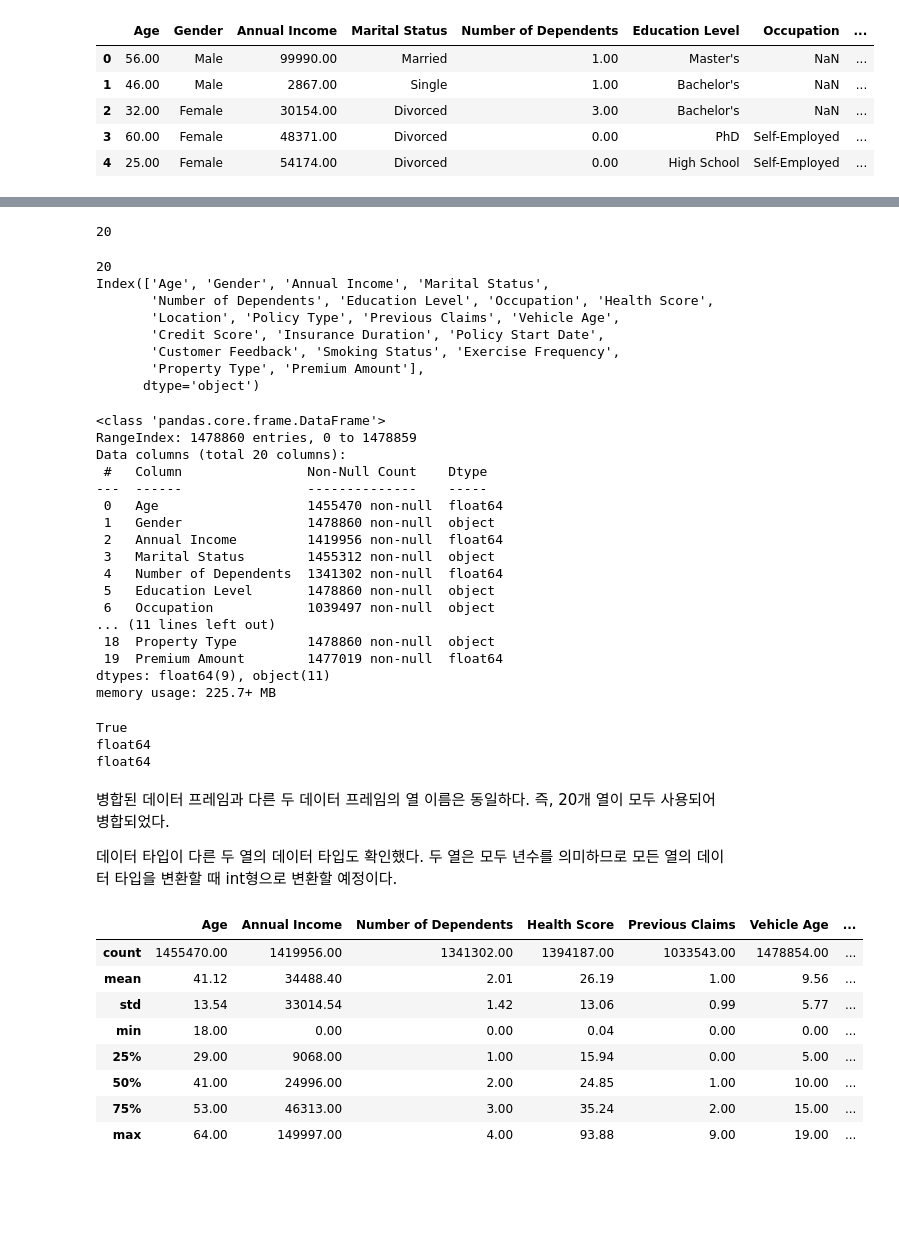
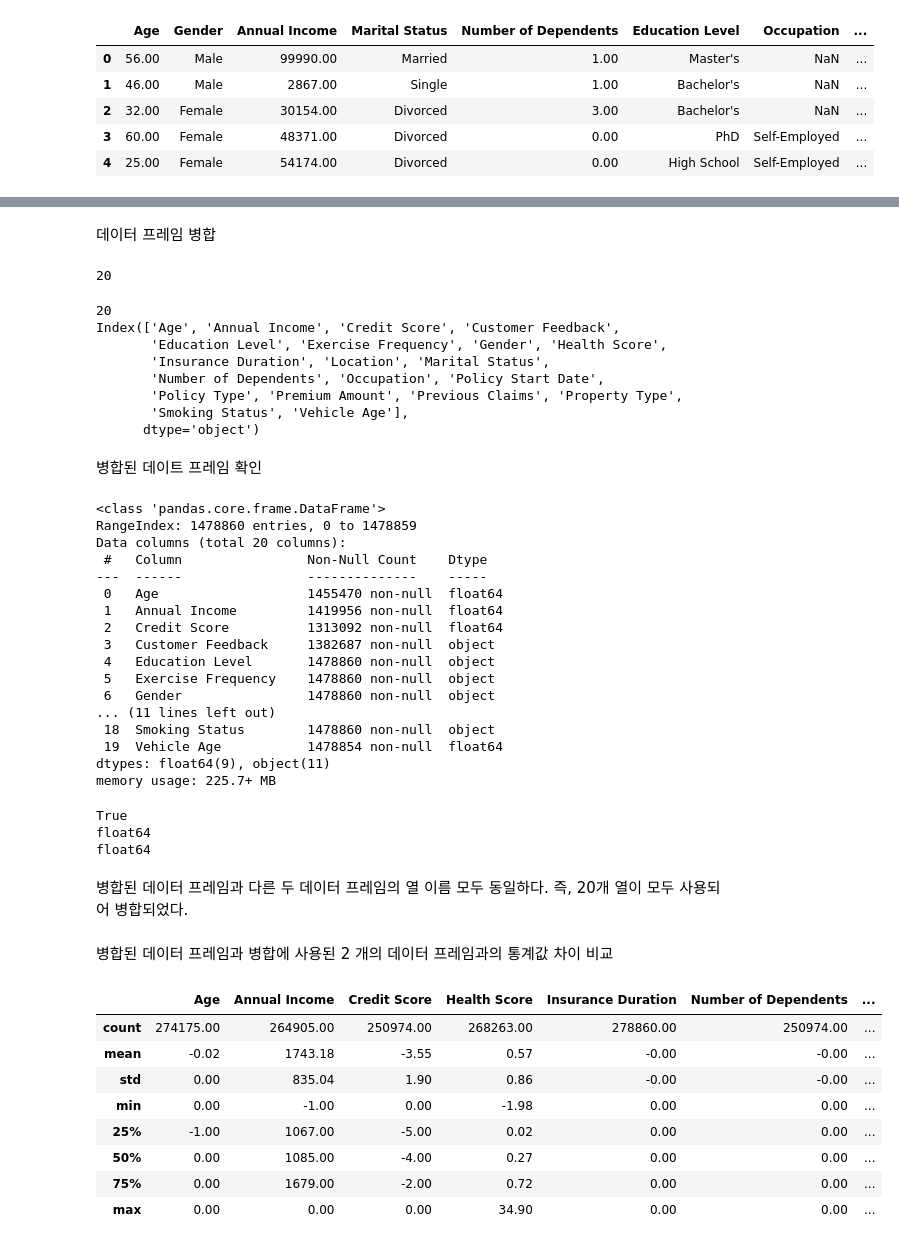
Before and after one commit to hyungijung/Project, a Jupyter notebook: Regression with an Insurance Dataset.ipynb, the cells around one changed output, grey strips where cells are left out. Saved outputs shown, nothing was run; the diff lists cells and outputs as text; code cells hidden in the pictures; blank space fills up the shorter version.

```diff
--- a/Regression with an Insurance Dataset.ipynb
+++ b/Regression with an Insurance Dataset.ipynb
@@ -37,0 +40,3 @@ frame_origin.head()
+# %%
+frame_comp = frame_comp[sorted(frame_comp.columns)]
+frame_origin = frame_origin[sorted(frame_origin.columns)]
@@ -91,0 +156,15 @@ frame_comp.describe()
+# %%
+frame_comp['Insurance Duration'] = frame_comp['Insurance Duration'].astype('Int64')
+frame_origin['Insurance Duration'] = frame_origin['Insurance Duration'].astype('Int64')
+
+frame_comp['Vehicle Age'] = frame_comp['Vehicle Age'].astype('Int64')
+frame_origin['Vehicle Age'] = frame_origin['Vehicle Age'].astype('Int64')
+
+print("Insurance Duration")
+print("frame_comp['Insurance Duration'] : " + str(frame_comp["Insurance Duration"].dtypes))
+print("frame_origin['Insurance Duration'] : " + str(frame_origin["Insurance Duration"].dtypes) + "\n")
+
+print("Vehicle Age")
+print("frame_comp['Vehicle Age'] : " + str(frame_comp["Vehicle Age"].dtypes))
+print("frame_origin['Vehicle Age'] : " + str(frame_origin["Vehicle Age"].dtypes))
+print(frame_comp[frame_comp.columns].dtypes == frame_origin[frame_origin.columns].dtypes)
@@ -141,3 +223,5 @@ frame_comp와 frame_origin의 열 이름은 모두 동일하다.
+# %% [markdown]
+데이터 프레임 병합
 # %%
 common_columns = frame_comp.columns.intersection(frame_origin.columns)
 print(len(common_columns))
@@ -149,13 +233,15 @@ print(len(frame.columns))
 print(frame.columns)
 # %% [output]
 20
-Index(['Age', 'Gender', 'Annual Income', 'Marital Status',
-       'Number of Dependents', 'Education Level', 'Occupation', 'Health Score',
-       'Location', 'Policy Type', 'Previous Claims', 'Vehicle Age',
-       'Credit Score', 'Insurance Duration', 'Policy Start Date',
-       'Customer Feedback', 'Smoking Status', 'Exercise Frequency',
-       'Property Type', 'Premium Amount'],
+Index(['Age', 'Annual Income', 'Credit Score', 'Customer Feedback',
+       'Education Level', 'Exercise Frequency', 'Gender', 'Health Score',
+       'Insurance Duration', 'Location', 'Marital Status',
+       'Number of Dependents', 'Occupation', 'Policy Start Date',
+       'Policy Type', 'Premium Amount', 'Previous Claims', 'Property Type',
+       'Smoking Status', 'Vehicle Age'],
       dtype='object')
+# %% [markdown]
+병합된 데이트 프레임 확인
 # %%
 frame.info()
 # %% [output]
@@ -165,15 +251,15 @@ Data columns (total 20 columns):
  #   Column                Non-Null Count    Dtype
 ---  ------                --------------    -----
  0   Age                   1455470 non-null  float64
- 1   Gender                1478860 non-null  object
- 2   Annual Income         1419956 non-null  float64
- 3   Marital Status        1455312 non-null  object
- 4   Number of Dependents  1341302 non-null  float64
- 5   Education Level       1478860 non-null  object
- 6   Occupation            1039497 non-null  object
+ 1   Annual Income         1419956 non-null  float64
+ 2   Credit Score          1313092 non-null  float64
+ 3   Customer Feedback     1382687 non-null  object
+ 4   Education Level       1478860 non-null  object
+ 5   Exercise Frequency    1478860 non-null  object
+ 6   Gender                1478860 non-null  object
 ... (11 lines left out)
- 18  Property Type         1478860 non-null  object
- 19  Premium Amount        1477019 non-null  float64
+ 18  Smoking Status        1478860 non-null  object
+ 19  Vehicle Age           1478854 non-null  float64
 dtypes: float64(9), object(11)
 memory usage: 225.7+ MB
 # %%
@@ -185,19 +269,19 @@ True
 float64
 float64
 # %% [markdown]
-병합된 데이터 프레임과 다른 두 데이터 프레임의 열 이름은 동일하다. 즉, 20개 열이 모두 사용되어 병합되었다.
-
-데이터 타입이 다른 두 열의 데이터 타입도 확인했다. 두 열은 모두 년수를 의미하므로 모든 열의 데이터 타입을 변환할 때 int형으로 변환할 예정이다.
+병합된 데이터 프레임과 다른 두 데이터 프레임의 열 이름 모두 동일하다. 즉, 20개 열이 모두 사용되어 병합되었다.
+# %% [markdown]
+병합된 데이터 프레임과 병합에 사용된 2 개의 데이터 프레임과의 통계값 차이 비교
 # %%
-frame.describe()
+frame.describe() - frame_comp.describe()
 # %% [output]
-|  | Age | Annual Income | Number of Dependents | Health Score | Previous Claims | Vehicle Age | ... |
-| count | 1455470.00 | 1419956.00 | 1341302.00 | 1394187.00 | 1033543.00 | 1478854.00 | ... |
-| mean | 41.12 | 34488.40 | 2.01 | 26.19 | 1.00 | 9.56 | ... |
-| std | 13.54 | 33014.54 | 1.42 | 13.06 | 0.99 | 5.77 | ... |
-| min | 18.00 | 0.00 | 0.00 | 0.04 | 0.00 | 0.00 | ... |
-| 25% | 29.00 | 9068.00 | 1.00 | 15.94 | 0.00 | 5.00 | ... |
-| 50% | 41.00 | 24996.00 | 2.00 | 24.85 | 1.00 | 10.00 | ... |
-| 75% | 53.00 | 46313.00 | 3.00 | 35.24 | 2.00 | 15.00 | ... |
-| max | 64.00 | 149997.00 | 4.00 | 93.88 | 9.00 | 19.00 | ... |
+|  | Age | Annual Income | Credit Score | Health Score | Insurance Duration | Number of Dependents | ... |
+| count | 274175.00 | 264905.00 | 250974.00 | 268263.00 | 278860.00 | 250974.00 | ... |
+| mean | -0.02 | 1743.18 | -3.55 | 0.57 | -0.00 | -0.00 | ... |
+| std | 0.00 | 835.04 | 1.90 | 0.86 | -0.00 | -0.00 | ... |
+| min | 0.00 | -1.00 | 0.00 | -1.98 | 0.00 | 0.00 | ... |
+| 25% | -1.00 | 1067.00 | -5.00 | 0.02 | 0.00 | 0.00 | ... |
+| 50% | 0.00 | 1085.00 | -4.00 | 0.27 | 0.00 | 0.00 | ... |
+| 75% | 0.00 | 1679.00 | -2.00 | 0.72 | 0.00 | 0.00 | ... |
+| max | 0.00 | 0.00 | 0.00 | 34.90 | 0.00 | 0.00 | ... |
 # %%
```
Also changed, not shown: parts of 37 cells of this notebook.
